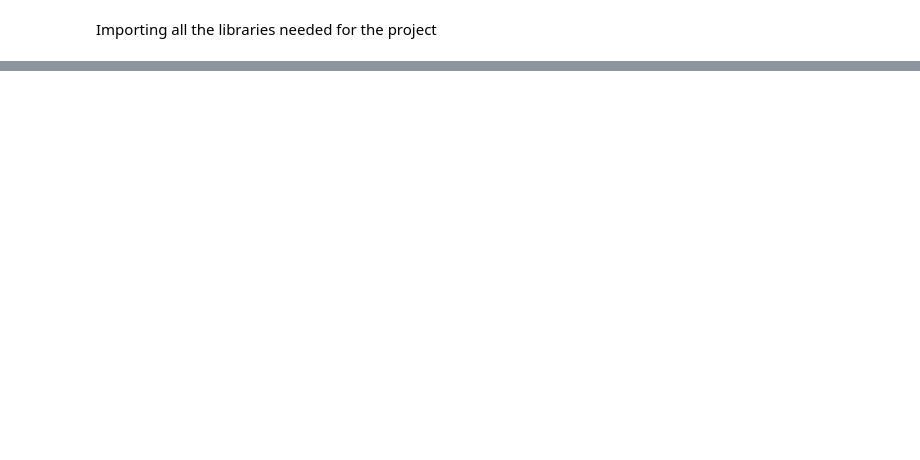
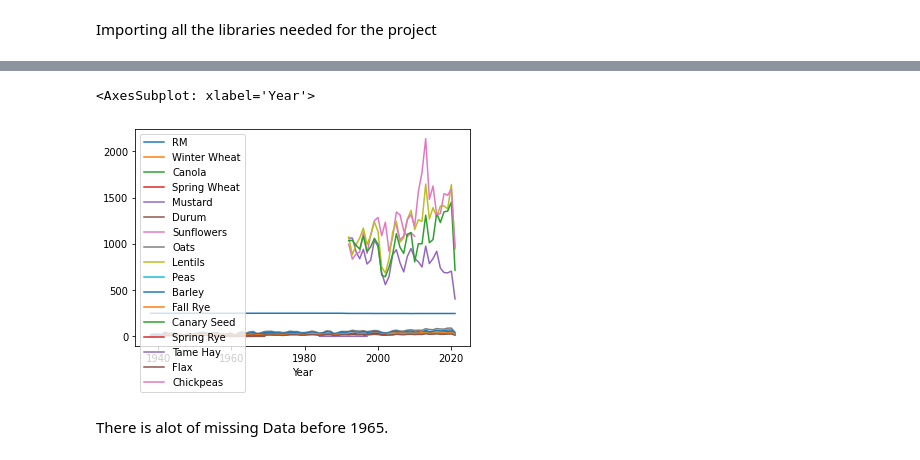
Before and after one commit to AnasIDS/Palette_Final_Project, a Jupyter notebook: Final Project.ipynb, the cells around one changed output, grey strips where cells are left out. Saved outputs shown, nothing was run; the diff lists cells and outputs as text; code cells hidden in the pictures; blank space fills up the shorter version.

```diff
--- a/Final Project.ipynb
+++ b/Final Project.ipynb
@@ -120,0 +86,7 @@ print(result)
+# %%
+crops_yields.groupby('Year').mean().plot()
+# %% [output]
+<AxesSubplot: xlabel='Year'>
+[figure, added]
+# %% [markdown]
+There is alot of missing Data before 1965.
```
Also changed, not shown: parts of 50 cells of this notebook, 2 other files.
